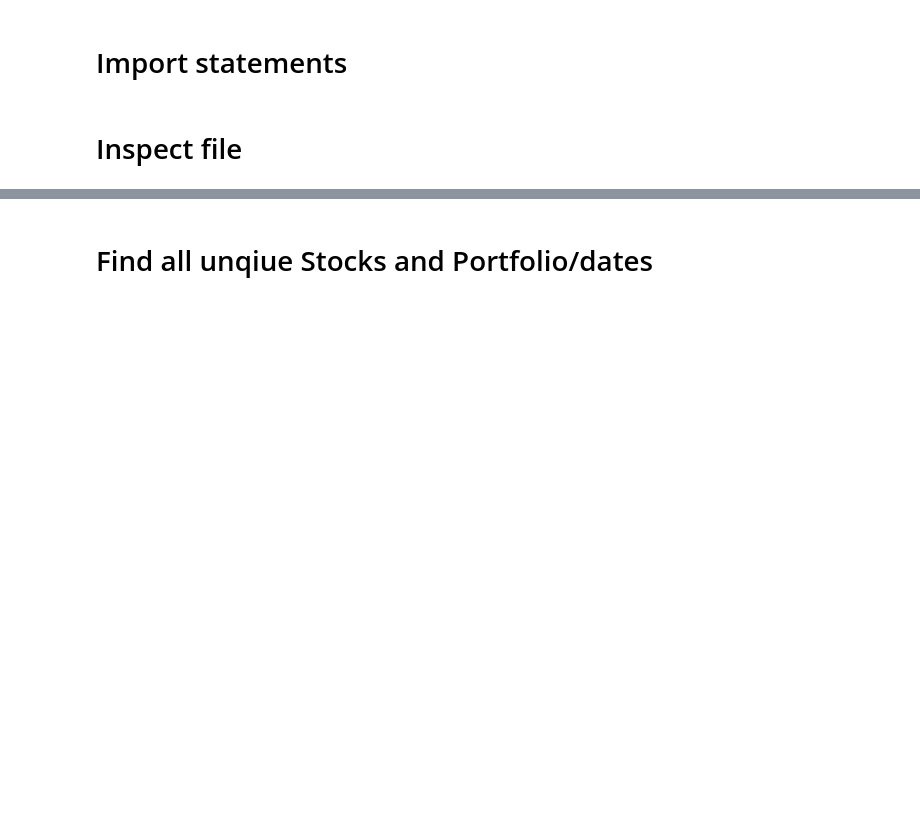
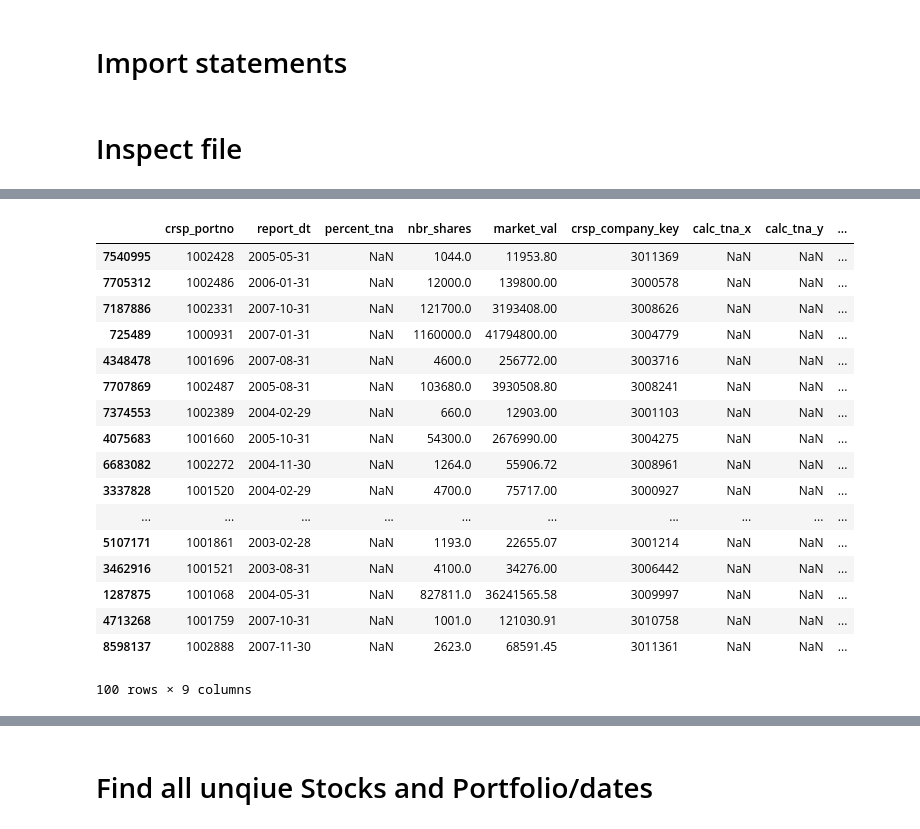
Before and after one commit to Amglex/Mutual-Funds, a Jupyter notebook: notebooks/01 - Large CSV.ipynb, the cells around one changed output, grey strips where cells are left out. Saved outputs shown, nothing was run; the diff lists cells and outputs as text; code cells hidden in the pictures; blank space fills up the shorter version.

```diff
--- a/notebooks/01 - Large CSV.ipynb
+++ b/notebooks/01 - Large CSV.ipynb
@@ -51,0 +49,18 @@ holdings.head()
+# %%
+# Calc tna based on percent_tna and market value
+holdings['calc_tna'] = holdings['market_val'] / holdings['percent_tna']
+
+# replace inf in calc_tna with nan (caused by percent_tna = 0)
+holdings['calc_tna'] = holdings['calc_tna'].replace([np.inf, -np.inf], np.nan)
+# %%
+# Calc mean calc_tna per fund/date pair
+holdings_mean = holdings.groupby(['crsp_portno', 'report_dt'])[['calc_tna']].agg('mean')
+
+# Merge mean calc_tna back into holdings table
+holdings_mean = holdings_mean.reset_index()
+holdings = holdings.merge(holdings_mean,how='left',on=['crsp_portno', 'report_dt'])
+# %%
+# Calc calc_percent_tna
+holdings['calc_percent_tna'] = holdings['market_val'] / holdings['calc_tna_y']
+# %%
+holdings.loc[holdings['percent_tna'].notnull(),'calc_percent_tna'] = holdings['percent_tna']
@@ -51,0 +81,22 @@ holdings.head()
+# %%
+# Show all for which percent_tna = NaN
+holdings[np.isnan(holdings['calc_percent_tna'])].sample(100)
+# %% [output]
+|  | crsp_portno | report_dt | percent_tna | nbr_shares | market_val | crsp_company_key | calc_tna_x | calc_tna_y | ... |
+| 7540995 | 1002428 | 2005-05-31 | NaN | 1044.0 | 11953.80 | 3011369 | NaN | NaN | ... |
+| 7705312 | 1002486 | 2006-01-31 | NaN | 12000.0 | 139800.00 | 3000578 | NaN | NaN | ... |
+| 7187886 | 1002331 | 2007-10-31 | NaN | 121700.0 | 3193408.00 | 3008626 | NaN | NaN | ... |
+| 725489 | 1000931 | 2007-01-31 | NaN | 1160000.0 | 41794800.00 | 3004779 | NaN | NaN | ... |
+| 4348478 | 1001696 | 2007-08-31 | NaN | 4600.0 | 256772.00 | 3003716 | NaN | NaN | ... |
+| 7707869 | 1002487 | 2005-08-31 | NaN | 103680.0 | 3930508.80 | 3008241 | NaN | NaN | ... |
+| 7374553 | 1002389 | 2004-02-29 | NaN | 660.0 | 12903.00 | 3001103 | NaN | NaN | ... |
+| 4075683 | 1001660 | 2005-10-31 | NaN | 54300.0 | 2676990.00 | 3004275 | NaN | NaN | ... |
+| 6683082 | 1002272 | 2004-11-30 | NaN | 1264.0 | 55906.72 | 3008961 | NaN | NaN | ... |
+| 3337828 | 1001520 | 2004-02-29 | NaN | 4700.0 | 75717.00 | 3000927 | NaN | NaN | ... |
+| ... | ... | ... | ... | ... | ... | ... | ... | ... | ... |
+| 5107171 | 1001861 | 2003-02-28 | NaN | 1193.0 | 22655.07 | 3001214 | NaN | NaN | ... |
+| 3462916 | 1001521 | 2003-08-31 | NaN | 4100.0 | 34276.00 | 3006442 | NaN | NaN | ... |
+| 1287875 | 1001068 | 2004-05-31 | NaN | 827811.0 | 36241565.58 | 3009997 | NaN | NaN | ... |
+| 4713268 | 1001759 | 2007-10-31 | NaN | 1001.0 | 121030.91 | 3010758 | NaN | NaN | ... |
+| 8598137 | 1002888 | 2007-11-30 | NaN | 2623.0 | 68591.45 | 3011361 | NaN | NaN | ... |
+100 rows × 9 columns
```
Also changed, not shown: parts of 6 cells of this notebook, 2 other files.
